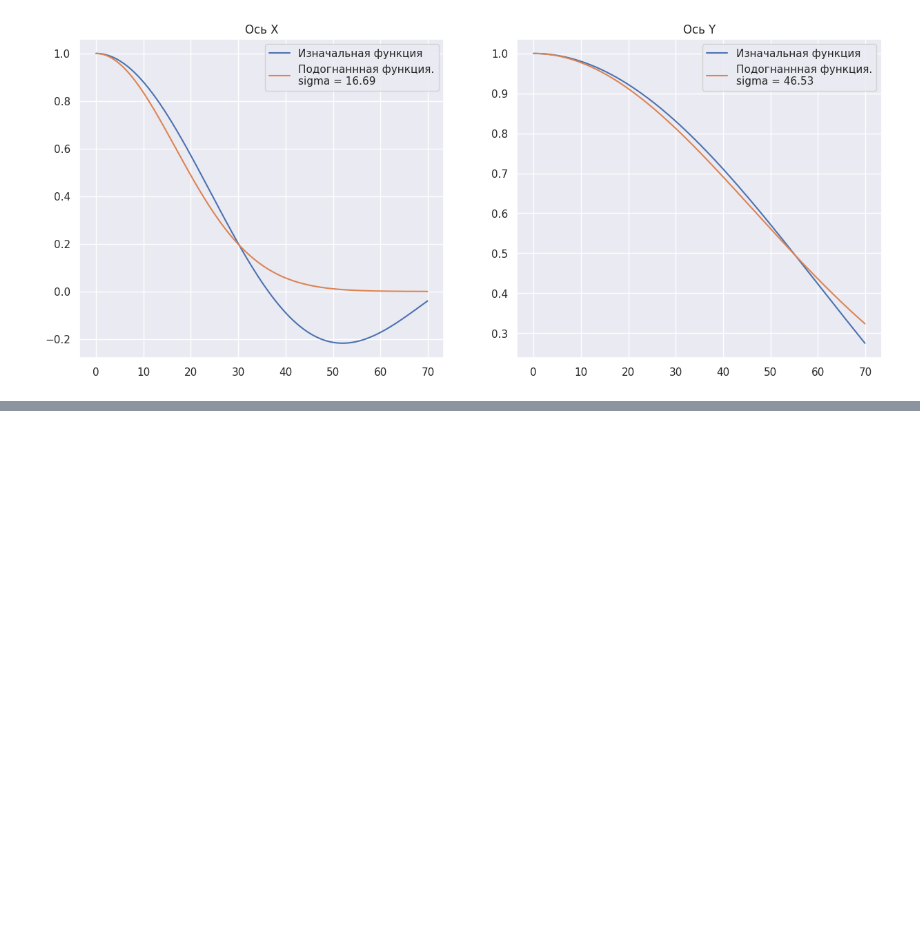
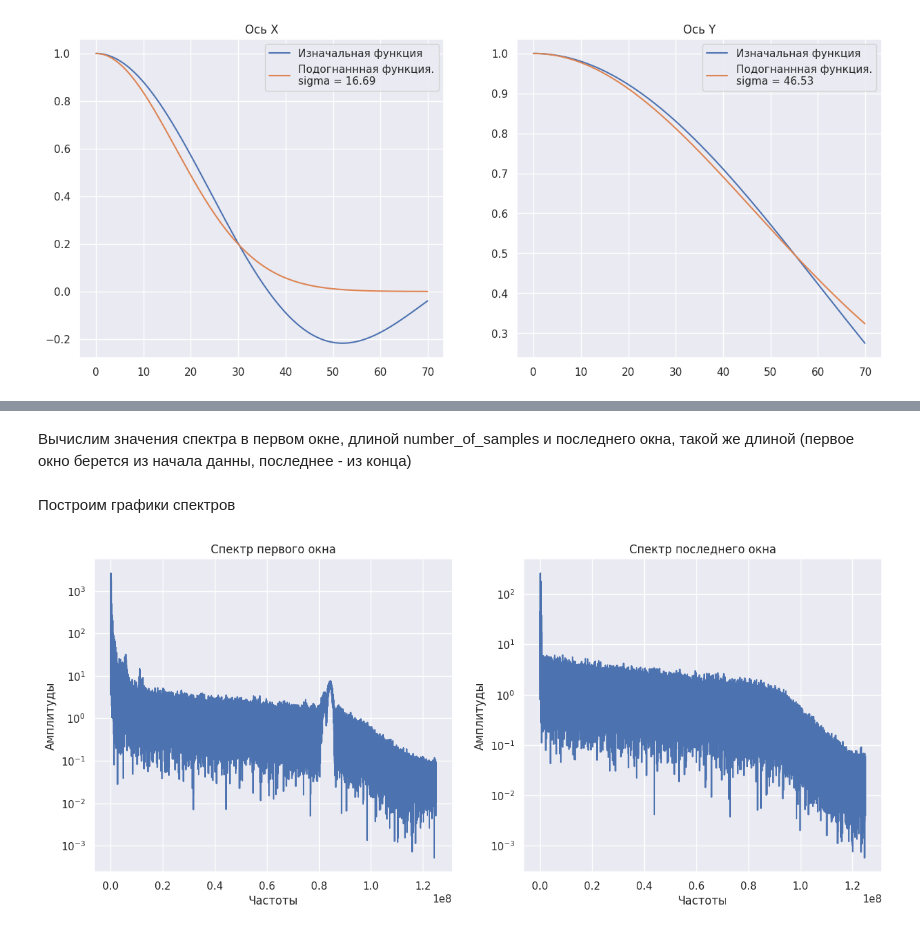
Before and after one commit to settlermine/jinr_practice, a Jupyter notebook: main.ipynb, the cells around one changed output, grey strips where cells are left out. Cells and saved outputs as stored; diff of their text form; code cells hidden in the pictures; blank space fills up the shorter version.

Commit message:
Добавлен код для нахождения спектров крайних окон

```diff
--- a/main.ipynb
+++ b/main.ipynb
@@ -528,0 +537,35 @@ axs[1].legend();
+# %%
+offset = 0
+number_of_samples = 128 * 1024
+data_length = len(data)
+time_delta = (250 * 10**6)**(-1)
+# %% [markdown]
+Вычислим значения спектра в первом окне, длиной number_of_samples и последнего окна, такой же длиной (первое окно берется из начала данны, последнее - из конца)
+# %%
+frequences, first_window_amplitudes = get_spectrum(
+    summary_resonance['X'][offset: number_of_samples+offset] +\
+    summary_resonance['Y'][offset: number_of_samples+offset],
+    number_of_samples=number_of_samples, time_delta=time_delta)
+
+frequences, last_window_amplitudes = get_spectrum(
+    summary_resonance['X'][data_length-number_of_samples:] +\
+    summary_resonance['Y'][data_length-number_of_samples:],
+    number_of_samples=number_of_samples, time_delta=time_delta)
+# %% [markdown]
+Построим графики спектров
+# %%
+fig, axs = plt.subplots(1, 2, figsize=(15, 6))
+
+axs[0].plot(frequences, first_window_amplitudes)
+axs[0].set_yscale('log')
+axs[0].set_xlabel('Частоты')
+axs[0].set_ylabel('Амплитуды')
+axs[0].set_title('Спектр первого окна')
+
+axs[1].plot(frequences, last_window_amplitudes)
+axs[1].set_yscale('log')
+axs[1].set_xlabel('Частоты')
+axs[1].set_ylabel('Амплитуды')
+axs[1].set_title('Спектр последнего окна');
+# %% [output]
+[figure, added]
```
Also changed, not shown: parts of 2 cells of this notebook.
